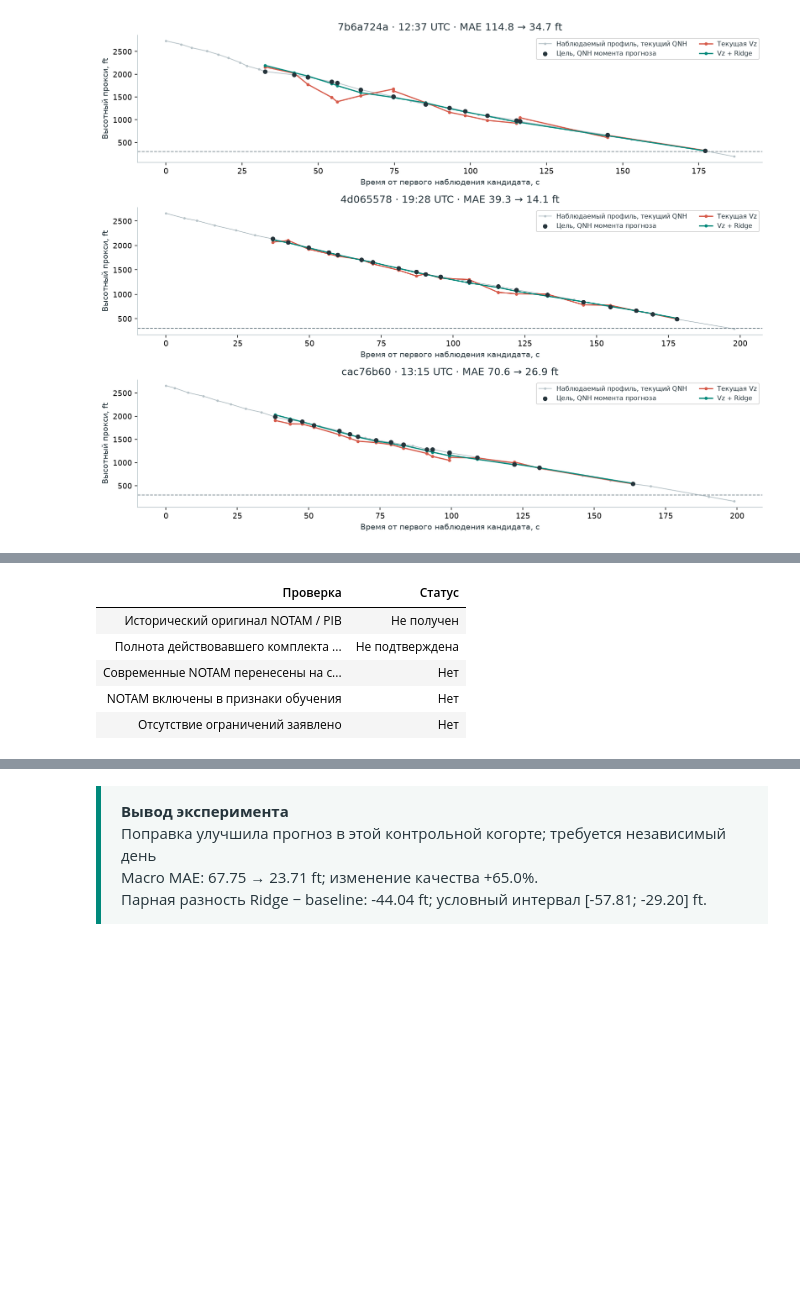
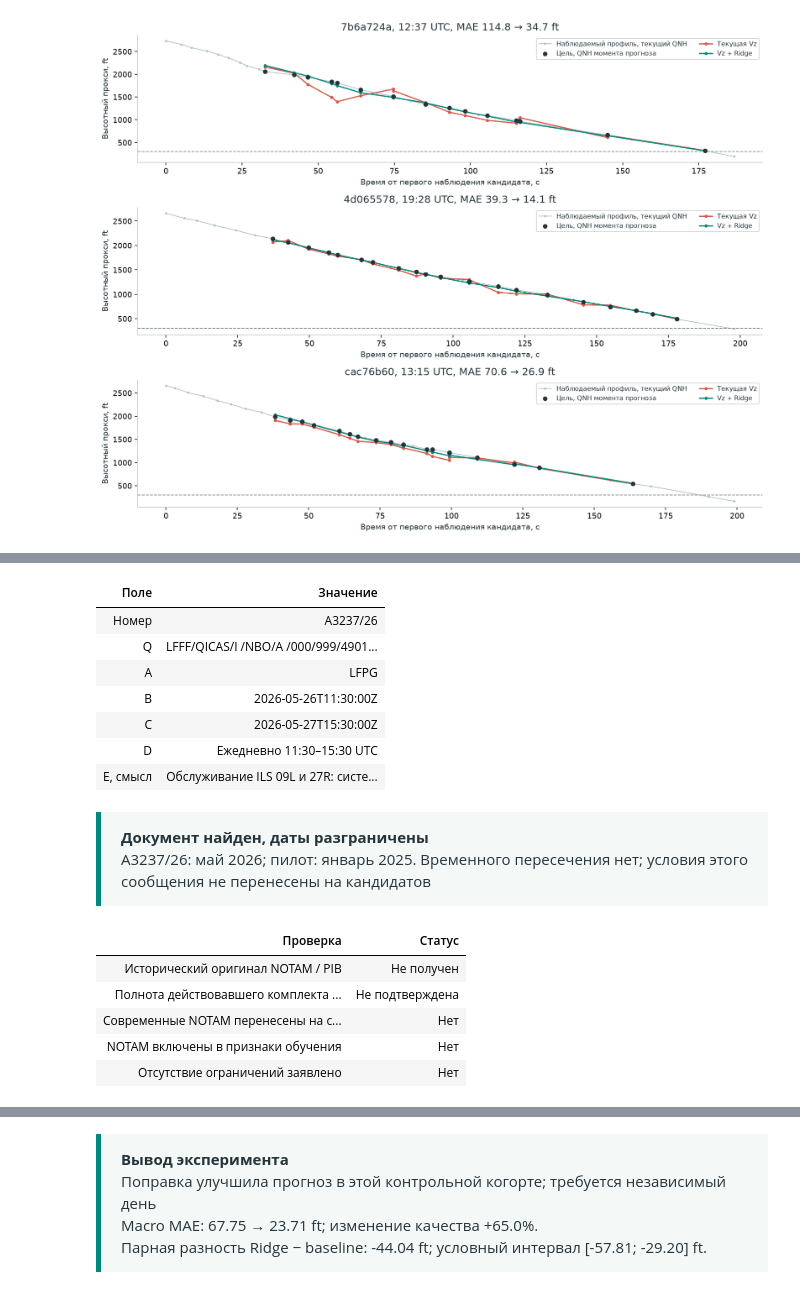
Before and after one commit to steptovictory-dev/Approach-Risk-ver.-1.1, a Jupyter notebook: airports/LFPG/notebooks/04_altitude_dynamics_training.ipynb, the cells around one changed output, grey strips where cells are left out. Drawn from its saved outputs; the diff is of its cells as text; code cells hidden in the pictures; blank space fills up the shorter version.

Commit message:
Refine LFPG notebook headings and attach dated ILS NOTAM example

```diff
--- a/airports/LFPG/notebooks/04_altitude_dynamics_training.ipynb
+++ b/airports/LFPG/notebooks/04_altitude_dynamics_training.ipynb
@@ -50,6 +50,7 @@ events = pd.read_csv(REPORTS / '03_event_candidates.csv')
 points = pd.read_parquet(DATA / 'event_candidate_points.parquet')
 geometry = pd.read_csv(REPORTS / '03_runway_geometry.csv')
 notam = json.loads((REPORTS / '04_notam_09l_status.json').read_text(encoding='utf-8'))
+notam_example = json.loads((REPORTS / '04_notam_09l_example.json').read_text(encoding='utf-8'))
 assert points.utc.ge(pd.Timestamp('2025-01-15', tz='UTC')).all()
 assert points.utc.lt(pd.Timestamp('2025-01-16', tz='UTC')).all()
 assert not notam['historical_notam_attached']
@@ -576,18 +593,48 @@ pd.DataFrame(case_rows).to_csv(REPORTS / '04_case_selection.csv', index=False)
 # %%
-# Включаем в выполненный ноутбук проверяемый статус запрошенного приложения
+# Показываем поля найденного сообщения и отдельно проверяем его дату
+table(pd.DataFrame([
+    {'Поле': 'Номер', 'Значение': notam_example['notice_id']},
+    {'Поле': 'Q', 'Значение': notam_example['q_line']},
+    {'Поле': 'A', 'Значение': notam_example['airport']},
+    {'Поле': 'B', 'Значение': notam_example['validity_start_utc']},
+    {'Поле': 'C', 'Значение': notam_example['validity_end_utc']},
+    {'Поле': 'D', 'Значение': 'Ежедневно 11:30–15:30 UTC'},
+    {'Поле': 'E, смысл', 'Значение': notam_example['meaning_ru']}]))
+notice_start = pd.Timestamp(notam_example['validity_start_utc'])
+notice_end = pd.Timestamp(notam_example['validity_end_utc'])
+pilot_start = pd.Timestamp(protocol['date'], tz='UTC')
+pilot_end = pilot_start + pd.Timedelta(days=1)
+overlaps_pilot = notice_start < pilot_end and notice_end > pilot_start
+assert not overlaps_pilot and not notam_example['applicable_to_2025_01_15_pilot']
+assert not notam_example['used_in_model_features']
+panel('Документ найден, даты разграничены',
+      f"{notam_example['notice_id']}: май 2026; пилот: январь 2025. "
+      'Временного пересечения нет; условия этого сообщения не перенесены на кандидатов')
+
+# Включаем в выполненный ноутбук проверяемый статус исторического приложения
 document_table = pd.DataFrame([
     {'Проверка': 'Исторический оригинал NOTAM / PIB', 'Статус': 'Не получен'},
     {'Проверка': 'Полнота действовавшего комплекта 15.01.2025', 'Статус': 'Не подтверждена'},
     {'Проверка': 'Современные NOTAM перенесены на старые полеты', 'Статус': 'Нет'},
     {'Проверка': 'NOTAM включены в признаки обучения', 'Статус': 'Нет'},
     {'Проверка': 'Отсутствие ограничений заявлено', 'Статус': 'Нет'}])
 table(document_table)
 assert not notam['complete_active_set_verified'] and not notam['notam_features_used']
 # %% [output]
-| Проверка | Статус |
-| Исторический оригинал NOTAM / PIB | Не получен |
-| Полнота действовавшего комплекта ... | Не подтверждена |
-| Современные NOTAM перенесены на с... | Нет |
-| NOTAM включены в признаки обучения | Нет |
-| Отсутствие ограничений заявлено | Нет |
+| Поле | Значение |
+| Номер | A3237/26 |
+| Q | LFFF/QICAS/I /NBO/A /000/999/4901... |
+| A | LFPG |
+| B | 2026-05-26T11:30:00Z |
+| C | 2026-05-27T15:30:00Z |
+| D | Ежедневно 11:30–15:30 UTC |
+| E, смысл | Обслуживание ILS 09L и 27R: систе... |
+Документ найден, даты разграничены
+A3237/26: май 2026; пилот: январь 2025. Временного пересечения нет; условия этого сообщения не перенесены на кандидатов
+| Проверка | Статус |
+| Исторический оригинал NOTAM / PIB | Не получен |
+| Полнота действовавшего комплекта ... | Не подтверждена |
+| Современные NOTAM перенесены на с... | Нет |
+| NOTAM включены в признаки обучения | Нет |
+| Отсутствие ограничений заявлено | Нет |
 # %% [markdown]
```
Also changed, not shown: parts of 19 cells of this notebook, 13 other files.
